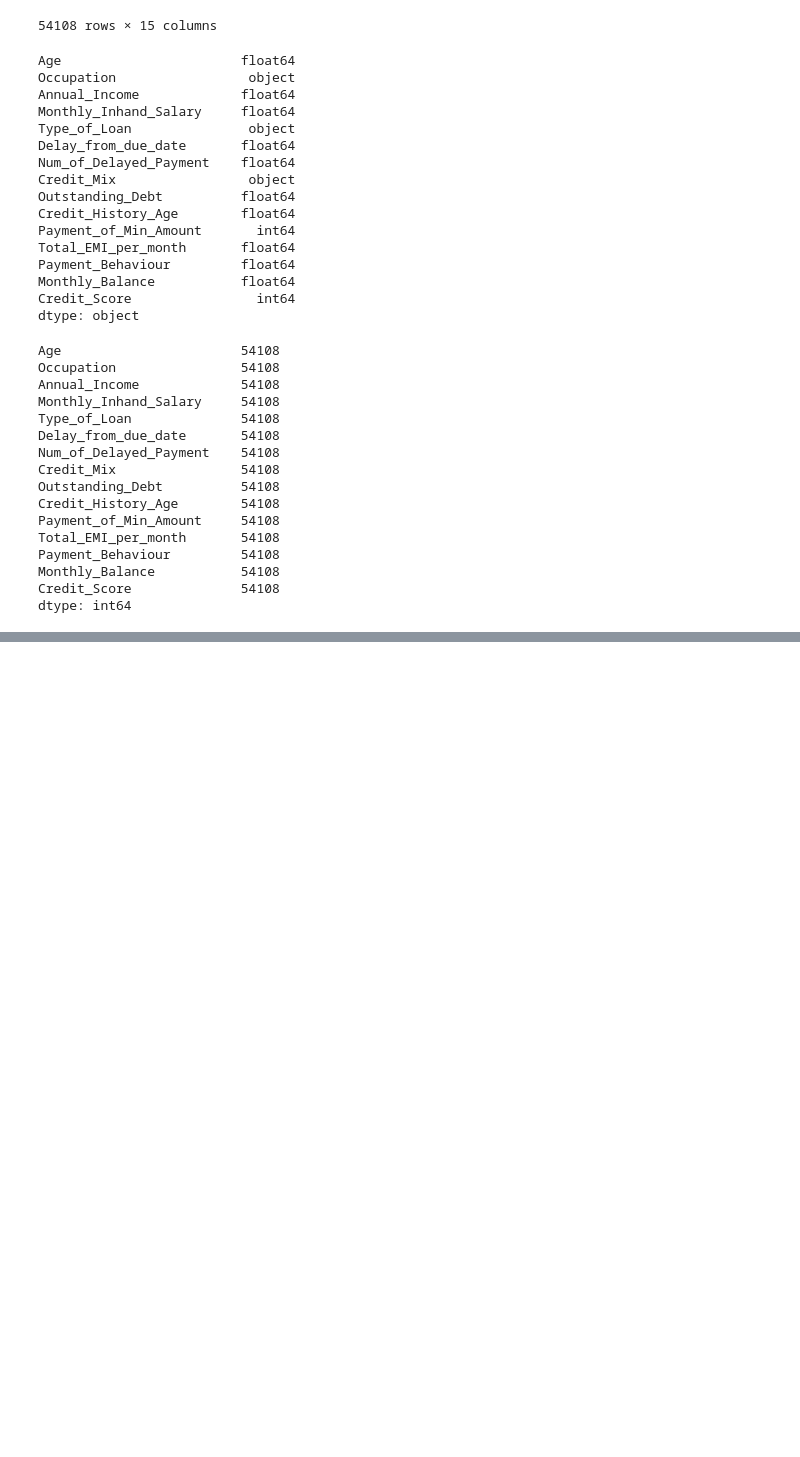
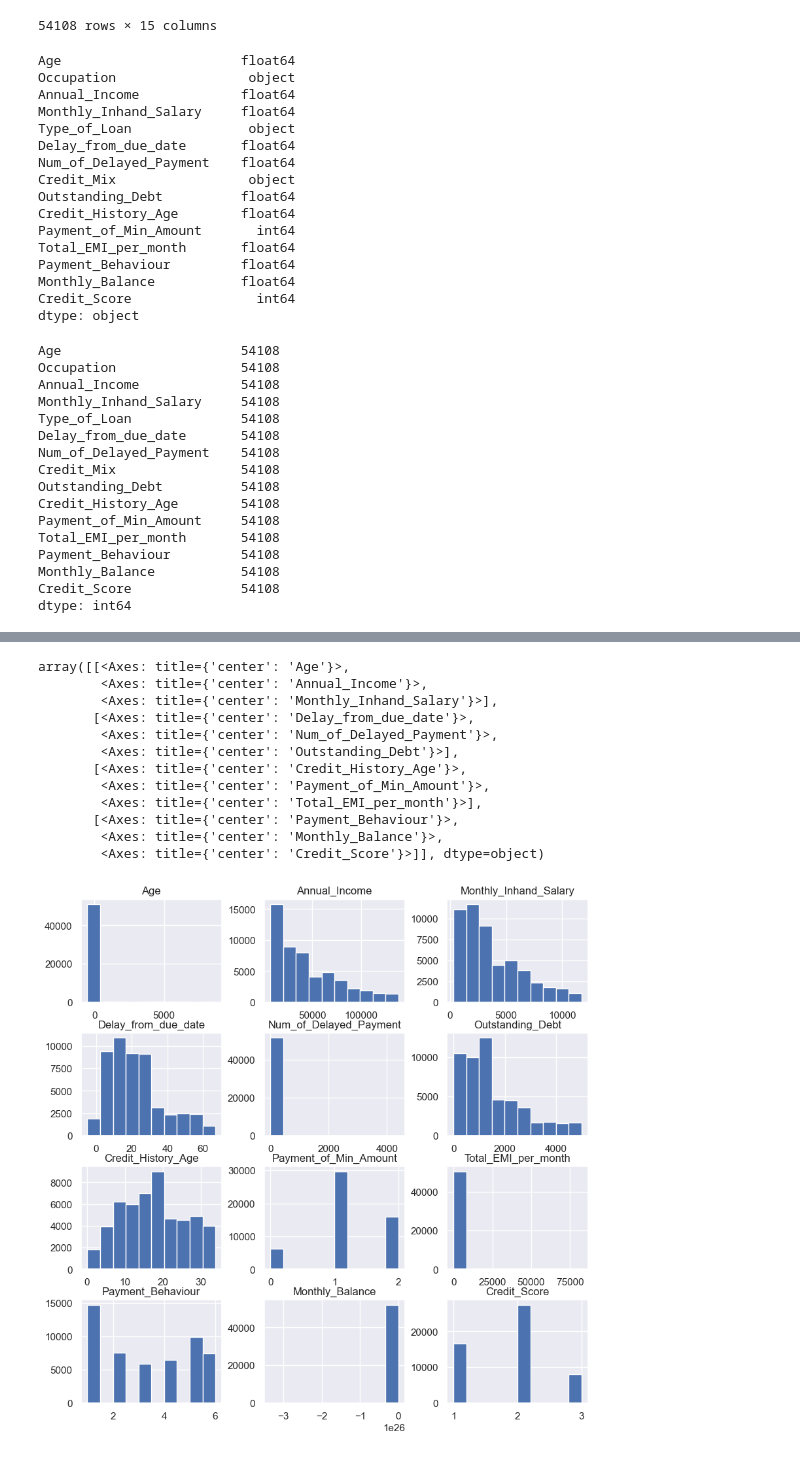
Before and after one commit to amaboh/Machine_learning_in_finance, a Jupyter notebook: Credit score/Credit score.ipynb, the cells around one changed output, grey strips where cells are left out. Saved outputs shown, nothing was run; the diff lists cells and outputs as text; code cells hidden in the pictures; blank space fills up the shorter version.

```diff
--- a/Credit score/Credit score.ipynb
+++ b/Credit score/Credit score.ipynb
@@ -368,0 +397,16 @@ plt.show()
+# %%
+df_cleaned.hist(figsize=(10,10))
+# %% [output]
+array([[<Axes: title={'center': 'Age'}>,
+        <Axes: title={'center': 'Annual_Income'}>,
+        <Axes: title={'center': 'Monthly_Inhand_Salary'}>],
+       [<Axes: title={'center': 'Delay_from_due_date'}>,
+        <Axes: title={'center': 'Num_of_Delayed_Payment'}>,
+        <Axes: title={'center': 'Outstanding_Debt'}>],
+       [<Axes: title={'center': 'Credit_History_Age'}>,
+        <Axes: title={'center': 'Payment_of_Min_Amount'}>,
+        <Axes: title={'center': 'Total_EMI_per_month'}>],
+       [<Axes: title={'center': 'Payment_Behaviour'}>,
+        <Axes: title={'center': 'Monthly_Balance'}>,
+        <Axes: title={'center': 'Credit_Score'}>]], dtype=object)
+[figure, added]
```
Also changed, not shown: parts of 16 cells of this notebook.
